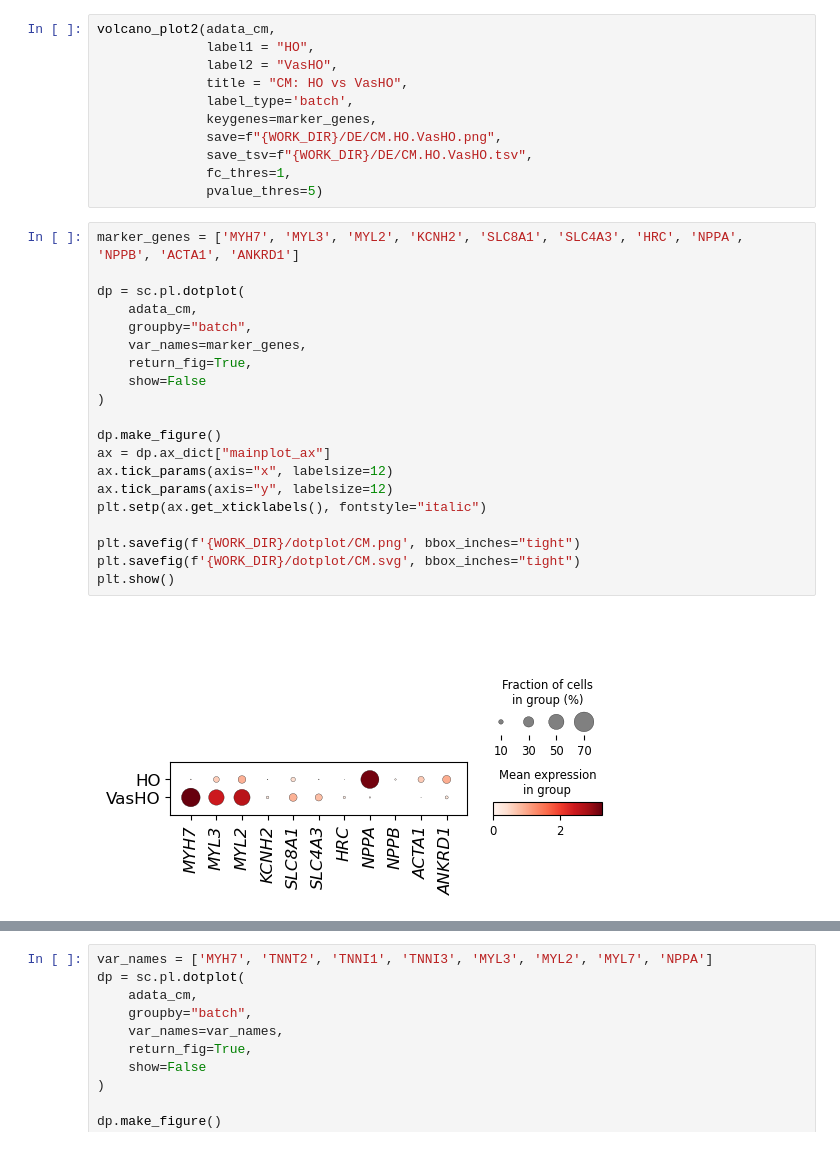
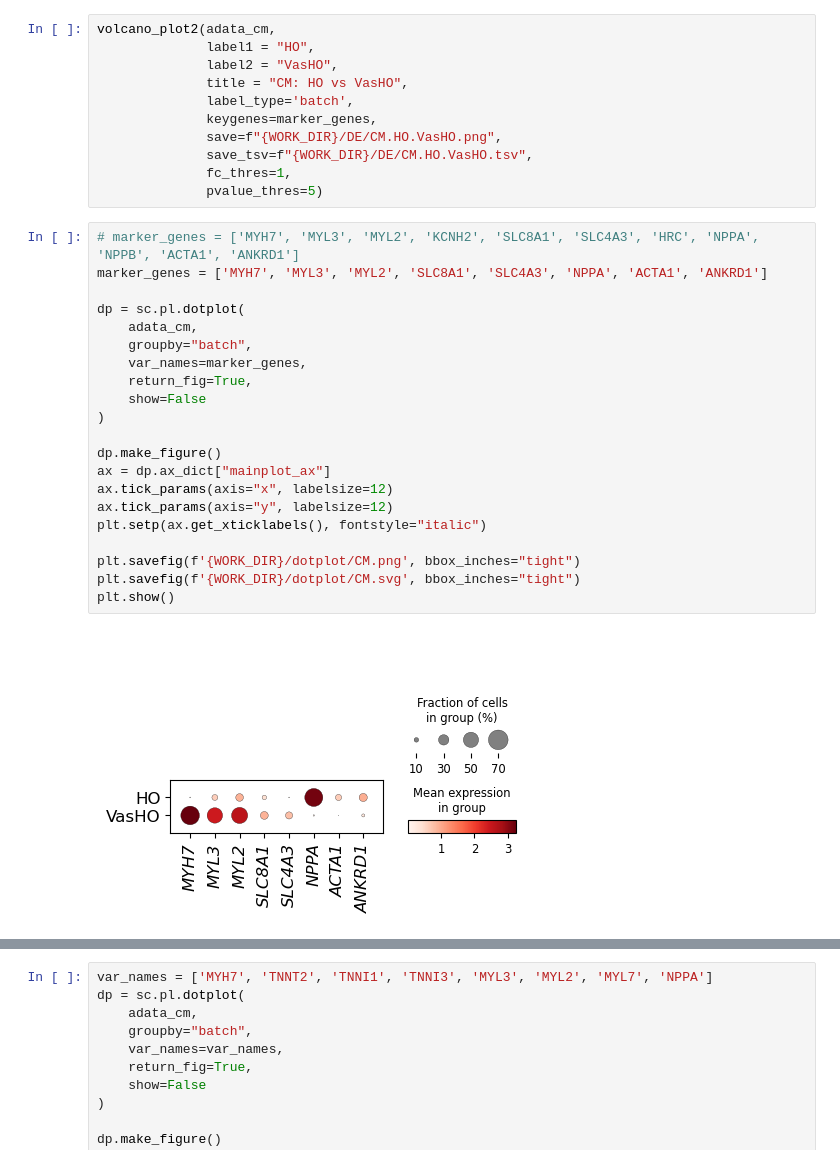
Before and after one commit to yachielab/DataAnalysis_Vascularized_Cardiac_Organoids, a Jupyter notebook: ipynb/CCO11.ipynb, the cells around one changed output, grey strips where cells are left out. Cells and saved outputs as stored; diff of their text form.

```diff
--- a/ipynb/CCO11.ipynb
+++ b/ipynb/CCO11.ipynb
@@ -602,27 +602,28 @@ volcano_plot2(adata_cm,
               fc_thres=1,
               pvalue_thres=5)
 # %%
-marker_genes = ['MYH7', 'MYL3', 'MYL2', 'KCNH2', 'SLC8A1', 'SLC4A3', 'HRC', 'NPPA', 'NPPB', 'ACTA1', 'ANKRD1']
+# marker_genes = ['MYH7', 'MYL3', 'MYL2', 'KCNH2', 'SLC8A1', 'SLC4A3', 'HRC', 'NPPA', 'NPPB', 'ACTA1', 'ANKRD1']
+marker_genes = ['MYH7', 'MYL3', 'MYL2', 'SLC8A1', 'SLC4A3', 'NPPA', 'ACTA1', 'ANKRD1']
 
 dp = sc.pl.dotplot(
     adata_cm,
     groupby="batch",
     var_names=marker_genes,
     return_fig=True,
     show=False
 )
 
 dp.make_figure()
 ax = dp.ax_dict["mainplot_ax"]
 ax.tick_params(axis="x", labelsize=12)
 ax.tick_params(axis="y", labelsize=12)
 plt.setp(ax.get_xticklabels(), fontstyle="italic")
 
 plt.savefig(f'{WORK_DIR}/dotplot/CM.png', bbox_inches="tight")
 plt.savefig(f'{WORK_DIR}/dotplot/CM.svg', bbox_inches="tight")
 plt.show()
 # %% [output]
-[figure, old version]
+[figure, new version]
 # %%
 plot_df = {"batch": [], "gene": [], "expression": []}
 
```
Also changed, not shown: parts of 4 cells of this notebook, 8 other files.
